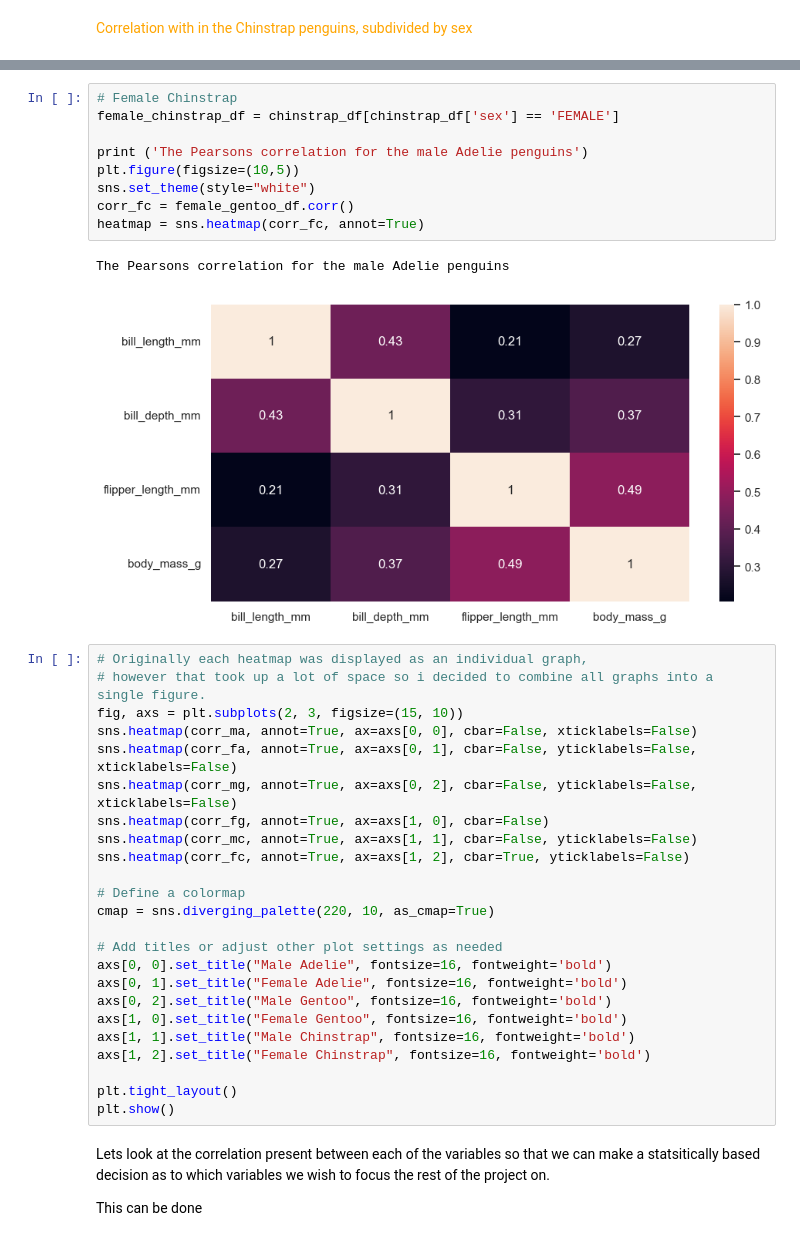
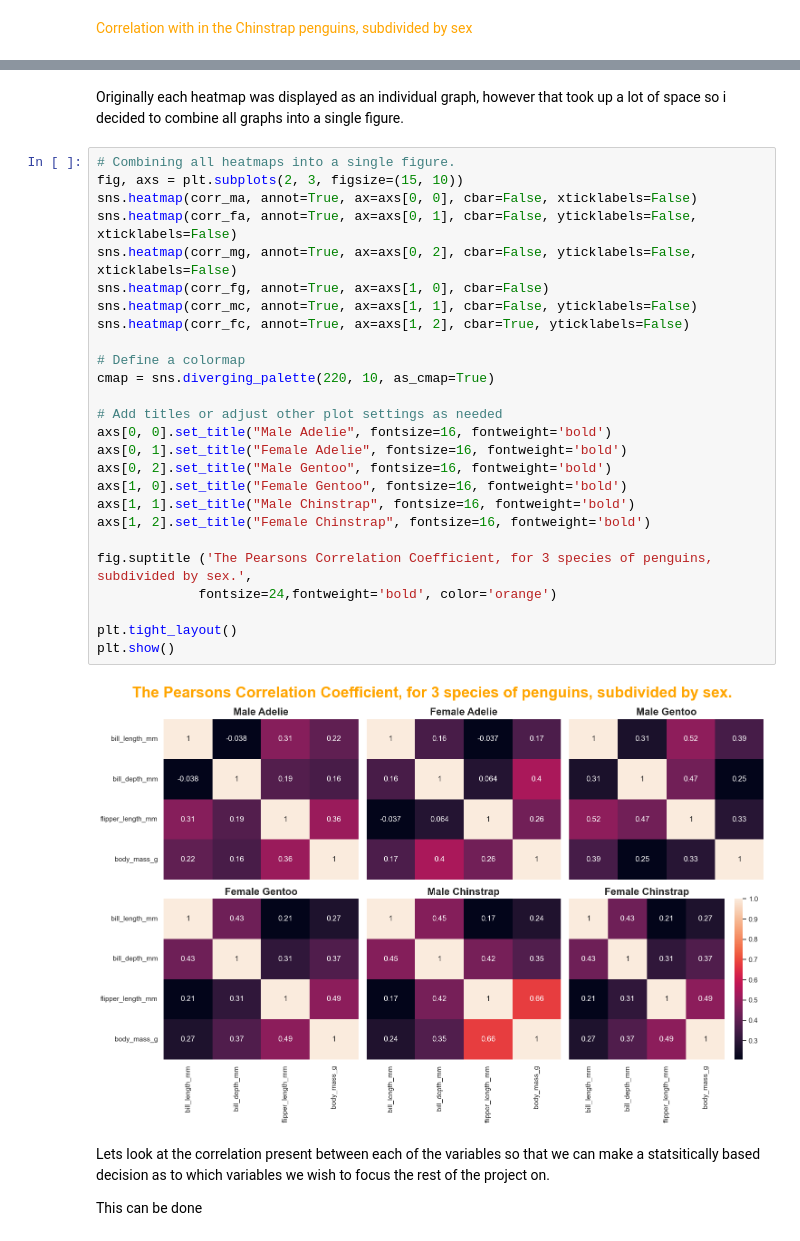
Before and after one commit to Laura6826/PofDA-mywork, a Jupyter notebook: penguins.ipynb, the cells around one changed output, grey strips where cells are left out. Saved outputs shown, nothing was run; the diff lists cells and outputs as text.

Commit message:
added suptitle

```diff
--- a/penguins.ipynb
+++ b/penguins.ipynb
@@ -423,39 +408,33 @@ The Pearsons correlation for the male Chinstrap penguins
-# %%
-# Female Chinstrap
-female_chinstrap_df = chinstrap_df[chinstrap_df['sex'] == 'FEMALE']
-
-print ('The Pearsons correlation for the male Adelie penguins')
-plt.figure(figsize=(10,5))
-sns.set_theme(style="white")
-corr_fc = female_gentoo_df.corr()
-heatmap = sns.heatmap(corr_fc, annot=True)
-# %% [output]
-The Pearsons correlation for the male Adelie penguins
-[figure, removed]
+# %% [markdown]
+Originally each heatmap was displayed as an individual graph, however that took up a lot of space so i decided to combine all graphs into a single figure.
 # %%
-# Originally each heatmap was displayed as an individual graph,
-# however that took up a lot of space so i decided to combine all graphs into a single figure.
+# Combining all heatmaps into a single figure.
 fig, axs = plt.subplots(2, 3, figsize=(15, 10))
 sns.heatmap(corr_ma, annot=True, ax=axs[0, 0], cbar=False, xticklabels=False)
 sns.heatmap(corr_fa, annot=True, ax=axs[0, 1], cbar=False, yticklabels=False, xticklabels=False)
 sns.heatmap(corr_mg, annot=True, ax=axs[0, 2], cbar=False, yticklabels=False, xticklabels=False)
 sns.heatmap(corr_fg, annot=True, ax=axs[1, 0], cbar=False)
 sns.heatmap(corr_mc, annot=True, ax=axs[1, 1], cbar=False, yticklabels=False)
 sns.heatmap(corr_fc, annot=True, ax=axs[1, 2], cbar=True, yticklabels=False)
 
 # Define a colormap
 cmap = sns.diverging_palette(220, 10, as_cmap=True)
 
 # Add titles or adjust other plot settings as needed
 axs[0, 0].set_title("Male Adelie", fontsize=16, fontweight='bold')
 axs[0, 1].set_title("Female Adelie", fontsize=16, fontweight='bold')
 axs[0, 2].set_title("Male Gentoo", fontsize=16, fontweight='bold')
 axs[1, 0].set_title("Female Gentoo", fontsize=16, fontweight='bold')
 axs[1, 1].set_title("Male Chinstrap", fontsize=16, fontweight='bold')
 axs[1, 2].set_title("Female Chinstrap", fontsize=16, fontweight='bold')
 
+fig.suptitle ('The Pearsons Correlation Coefficient, for 3 species of penguins, subdivided by sex.',
+             fontsize=24,fontweight='bold', color='orange')
+
 plt.tight_layout()
 plt.show()
+# %% [output]
+[figure, added]
 # %% [markdown]
 Lets look at the correlation present between each of the variables so that we can make a statsitically based decision as to which variables we wish to focus the rest of the project on.
 
```
Also changed, not shown: parts of 9 cells of this notebook.
